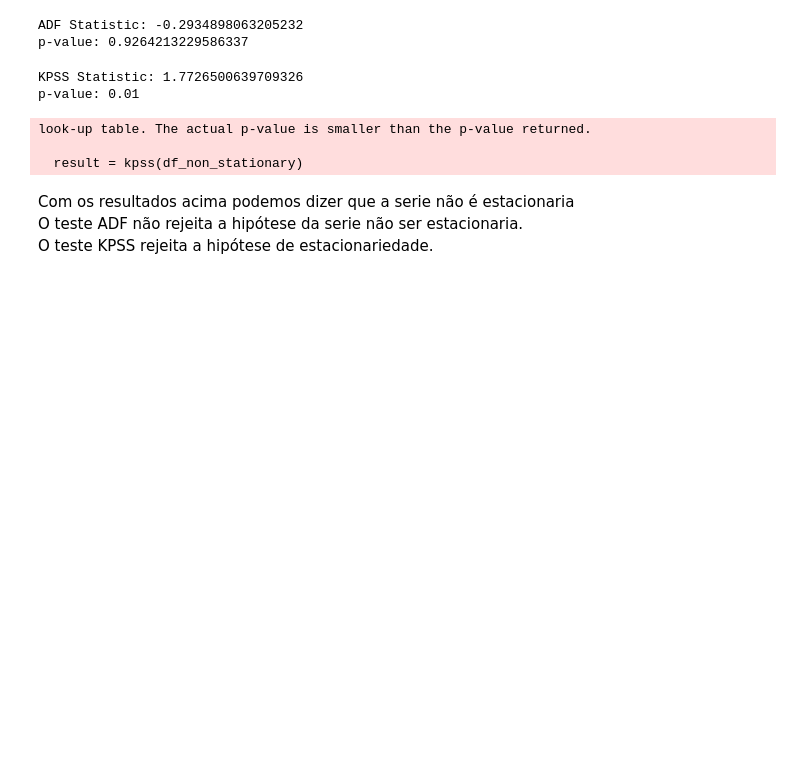
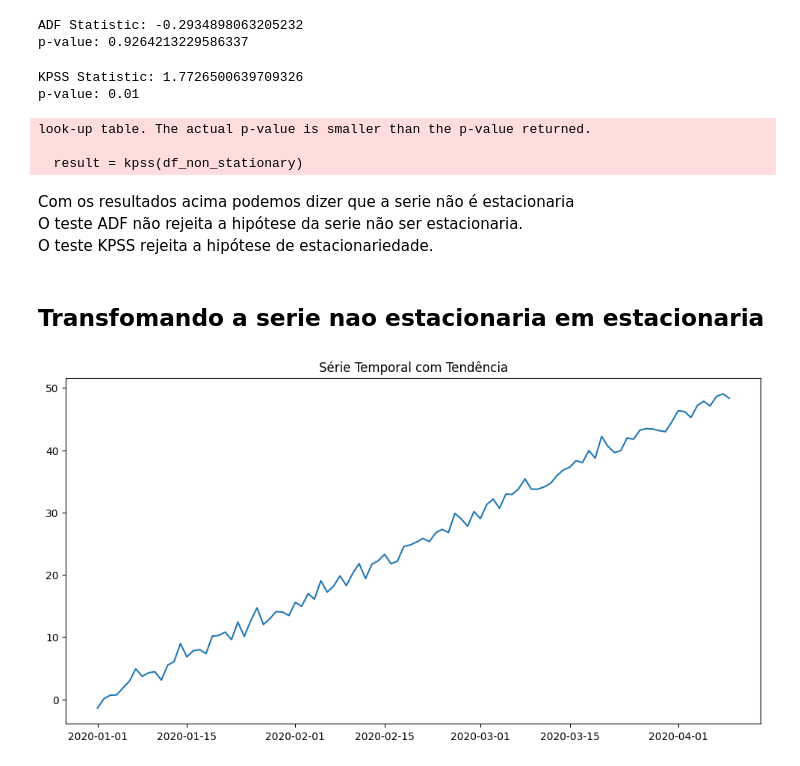
Before and after one commit to LuizMPelizaro/road_map_datascience, a Jupyter notebook: notebooks/time_series/stationary_scribbles.ipynb, the cells around one changed output. Saved outputs shown, nothing was run; the diff lists cells and outputs as text; code cells hidden in the pictures; blank space fills up the shorter version.

```diff
--- a/notebooks/time_series/stationary_scribbles.ipynb
+++ b/notebooks/time_series/stationary_scribbles.ipynb
@@ -121,3 +122,12 @@ look-up table. The actual p-value is smaller than the p-value returned.
 Com os resultados acima podemos dizer que a serie não é estacionaria <br>
 O teste ADF não rejeita a hipótese da serie não ser estacionaria. <br>
 O teste KPSS rejeita a hipótese de estacionariedade.
+# %% [markdown]
+## Transfomando a serie nao estacionaria em estacionaria
+# %%
+plt.figure(figsize=(12, 6))
+plt.plot(df_non_stationary)
+plt.title("Série Temporal com Tendência")
+plt.show()
+# %% [output]
+[figure, added]
```
Also changed, not shown: parts of 4 cells of this notebook, 1 other file.
